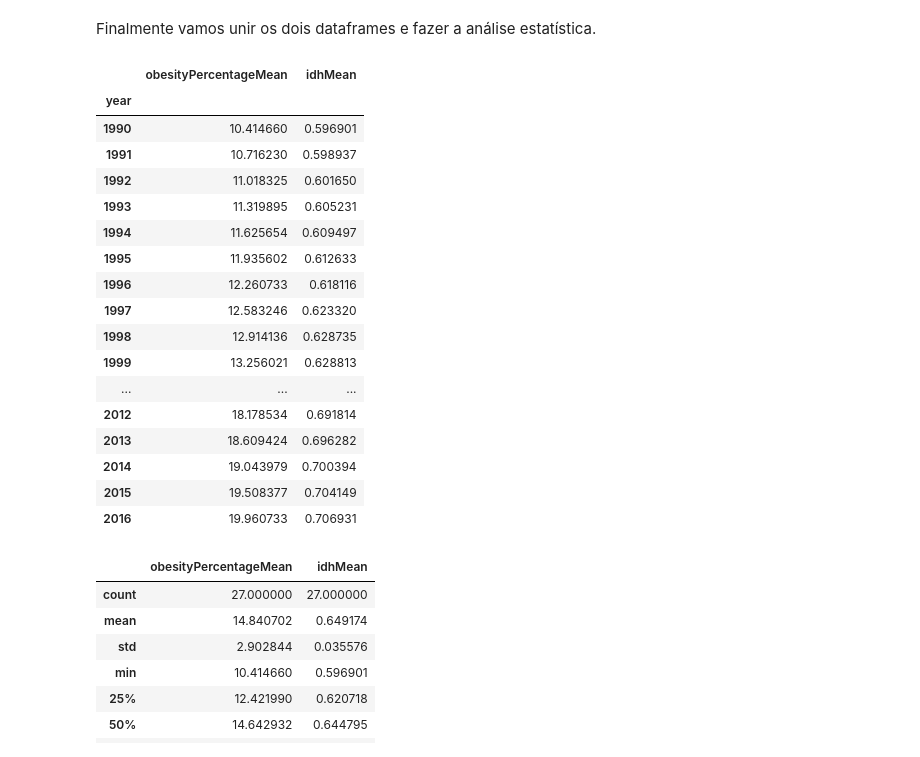
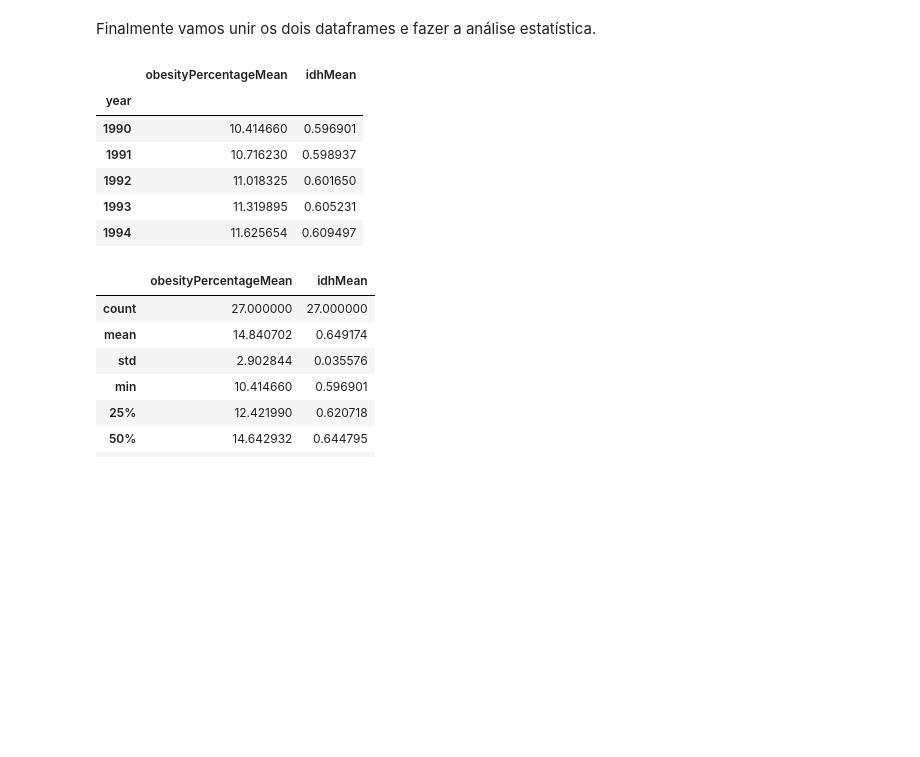
Before and after one commit to if1015-datascience-ufpe/2018-2-projeto-follow-up, a Jupyter notebook: src/Follow UP.ipynb, the cells around one changed output. Saved outputs shown, nothing was run; the diff lists cells and outputs as text; code cells hidden in the pictures; blank space fills up the shorter version.

```diff
--- a/src/Follow UP.ipynb
+++ b/src/Follow UP.ipynb
@@ -94,26 +94,15 @@ worldIdhMeanByYear.head()
 Finalmente vamos unir os dois dataframes e fazer a análise estatística.
 # %%
 relationWorldObesityIdhMean = worldObesityMeanPercentageByYear.merge(worldIdhMeanByYear, left_on='year', right_on='year')
-relationWorldObesityIdhMean
+relationWorldObesityIdhMean.head()
 # %% [output]
 |  | obesityPercentageMean | idhMean |
 | year |  |  |
 | 1990 | 10.414660 | 0.596901 |
 | 1991 | 10.716230 | 0.598937 |
 | 1992 | 11.018325 | 0.601650 |
 | 1993 | 11.319895 | 0.605231 |
 | 1994 | 11.625654 | 0.609497 |
-| 1995 | 11.935602 | 0.612633 |
-| 1996 | 12.260733 | 0.618116 |
-| 1997 | 12.583246 | 0.623320 |
-| 1998 | 12.914136 | 0.628735 |
-| 1999 | 13.256021 | 0.628813 |
-| ... | ... | ... |
-| 2012 | 18.178534 | 0.691814 |
-| 2013 | 18.609424 | 0.696282 |
-| 2014 | 19.043979 | 0.700394 |
-| 2015 | 19.508377 | 0.704149 |
-| 2016 | 19.960733 | 0.706931 |
 # %%
 relationWorldObesityIdhMean.describe()
 # %% [output]
```
Also changed, not shown: parts of 6 cells of this notebook.
